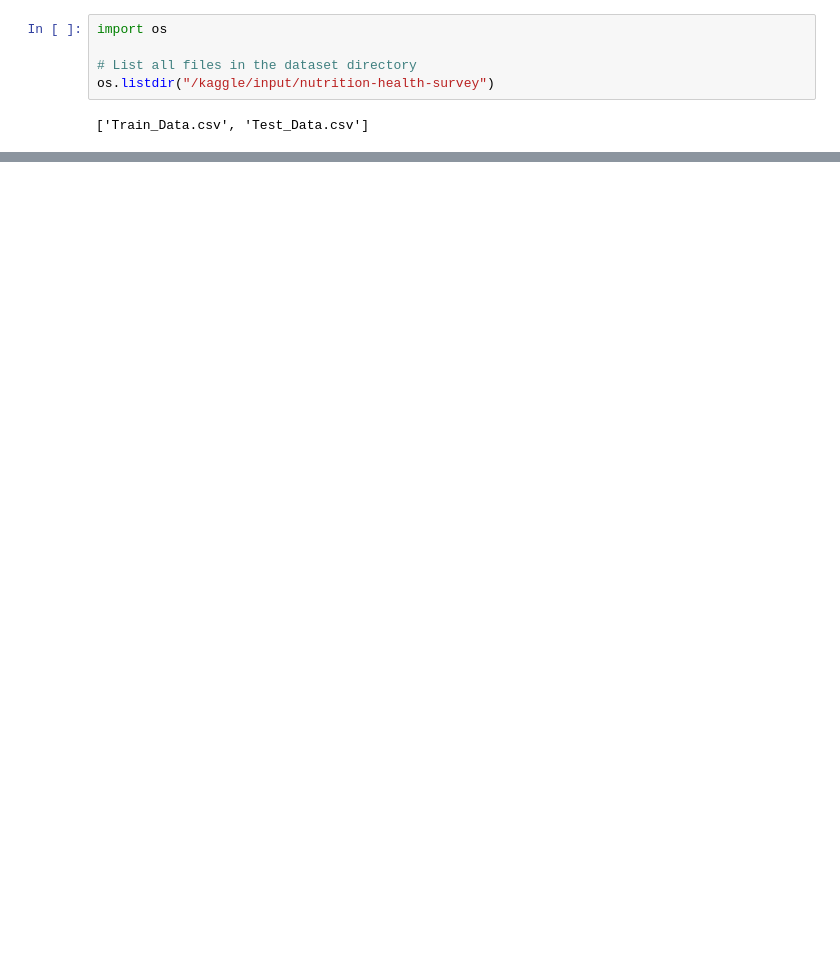
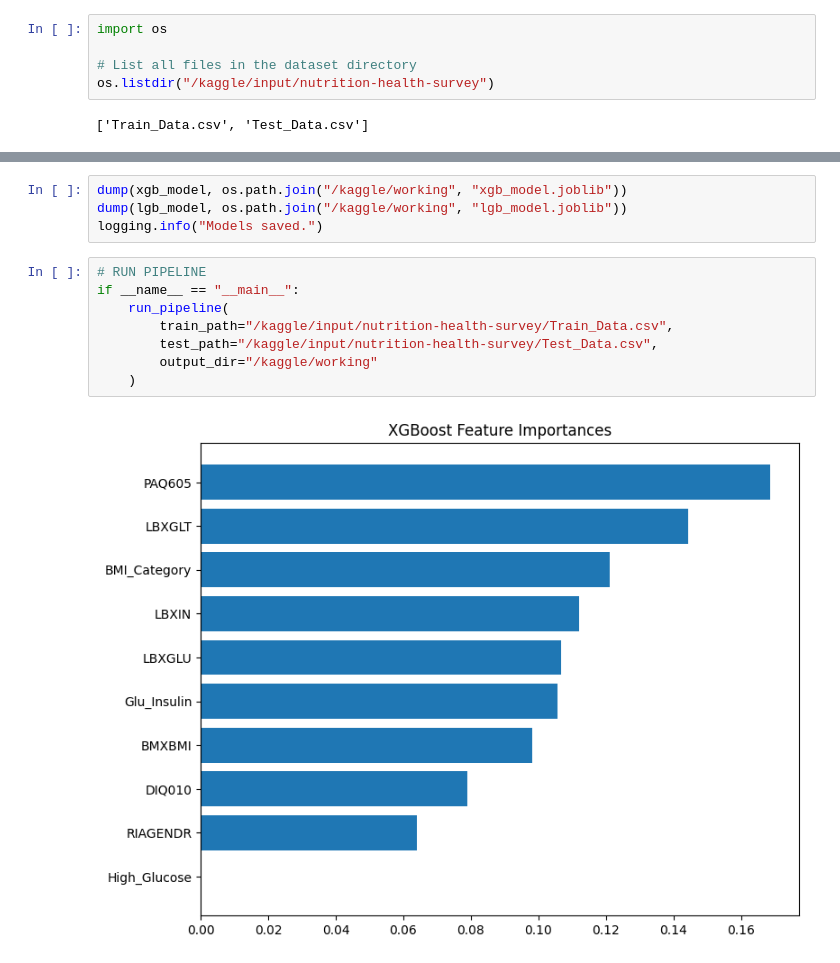
Before and after one commit to MrRogueKnight/Nutrition-Health-Survey-Age-Prediction, a Jupyter notebook: Nutrition-Health-Survey-Age-Prediction.ipynb, the cells around one changed output, grey strips where cells are left out. Drawn from its saved outputs; the diff is of its cells as text; blank space fills up the shorter version.

Commit message:
Kaggle Notebook | Nutrition-Health-Survey-Age-Prediction | Version 4

```diff
--- a/Nutrition-Health-Survey-Age-Prediction.ipynb
+++ b/Nutrition-Health-Survey-Age-Prediction.ipynb
@@ -127,0 +287,14 @@ F1 CV Mean: 0.3763
+# %%
+dump(xgb_model, os.path.join("/kaggle/working", "xgb_model.joblib"))
+dump(lgb_model, os.path.join("/kaggle/working", "lgb_model.joblib"))
+logging.info("Models saved.")
+# %%
+# RUN PIPELINE
+if __name__ == "__main__":
+    run_pipeline(
+        train_path="/kaggle/input/nutrition-health-survey/Train_Data.csv",
+        test_path="/kaggle/input/nutrition-health-survey/Test_Data.csv",
+        output_dir="/kaggle/working"
+    )
+# %% [output]
+[figure, added]
```
Also changed, not shown: parts of 23 cells of this notebook.
